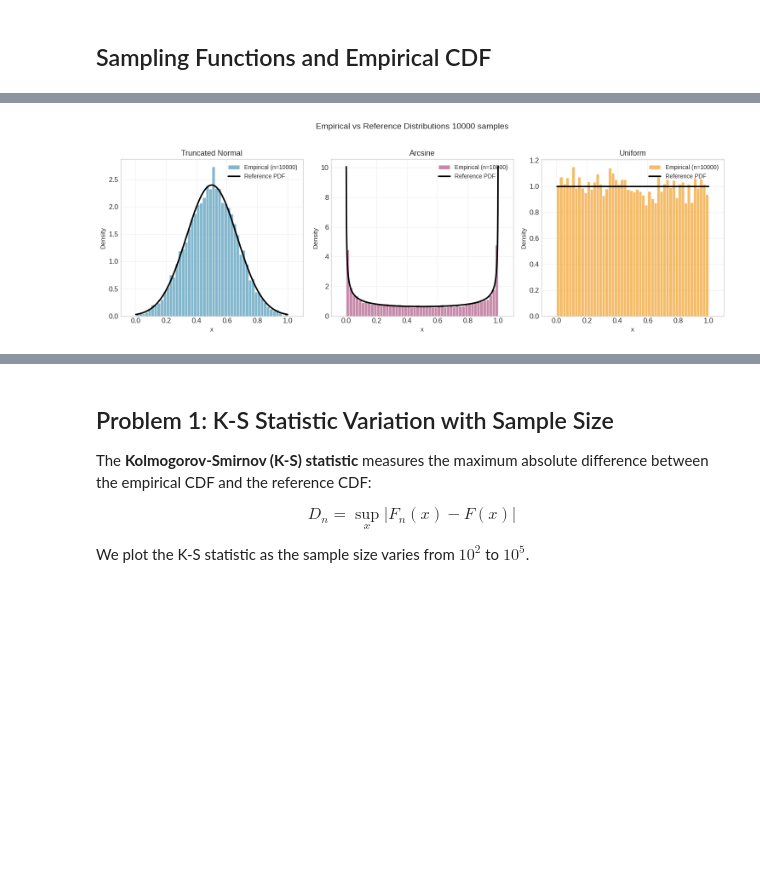
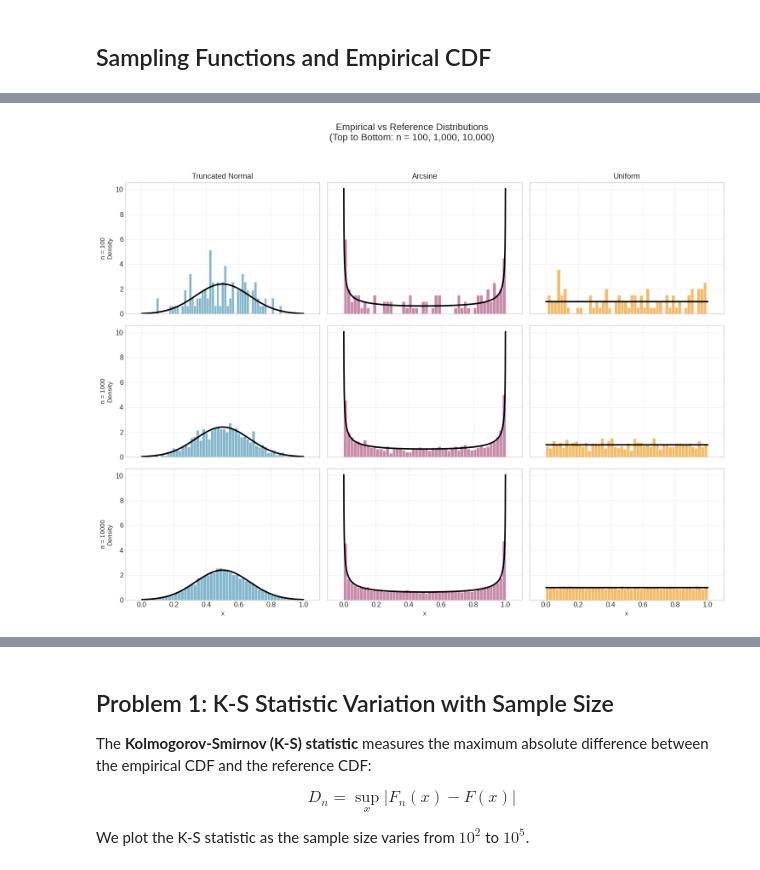
Before and after one commit to pesricha/random-variates, a Jupyter notebook: A1/HW1_DS298_Solution.ipynb, the cells around one changed output, grey strips where cells are left out. Drawn from its saved outputs; the diff is of its cells as text; code cells hidden in the pictures; blank space fills up the shorter version.

```diff
--- a/A1/HW1_DS298_Solution.ipynb
+++ b/A1/HW1_DS298_Solution.ipynb
@@ -80,6 +80,7 @@ for ax, (name, dist), color in zip(axes, distributions.items(), colors):
     ax.set_ylabel('Density')
     ax.set_xlim(-0.1, 1.1)
     ax.grid(True, alpha=0.3)
+    ax
 
 plt.tight_layout()
 plt.savefig('distribution_pdfs.png', dpi=150, bbox_inches='tight')
@@ -145,35 +146,65 @@ Uniform: [0.61209572 0.616934   0.94374808 0.6818203  0.3595079 ]...
 # %%
-# Plot empirical (histogram) vs reference (PDF) distributions
-n_samples_demo = 10000
-
-fig, axes = plt.subplots(1, 3, figsize=(15, 5))
+n_samples_demo_lis = [100, 1000, 10000]
 x = np.linspace(0.001, 0.999, 1000)
-
 colors = ['#2E86AB', '#A23B72', '#F18F01']
 
-for ax, (name, dist), color in zip(axes, distributions.items(), colors):
-    # Generate samples
-    samples = sample_distribution(name, n_samples_demo)
+fig, axes = plt.subplots(
+    nrows=3, ncols=3,
+    figsize=(15, 12),
+    sharex=True,
+    sharey=True
+)
 
-    # Plot histogram (empirical distribution)
-    ax.hist(samples, bins=50, density=True, alpha=0.6, color=color,
-            edgecolor='white', label=f'Empirical (n={n_samples_demo})')
+for row, n_samples_demo in enumerate(n_samples_demo_lis):
+    for col, ((name, dist), color) in enumerate(zip(distributions.items(), colors)):
 
-    # Plot reference PDF
-    ax.plot(x, dist.pdf(x), color='black', linewidth=2.5,
-            label='Reference PDF', linestyle='-')
+        ax = axes[row, col]
 
-    ax.set_title(f'{name}', fontsize=13)
+        # Generate samples
+        samples = sample_distribution(name, n_samples_demo)
+
+        # Empirical histogram
+        ax.hist(
+            samples,
+            bins=50,
+            density=True,
+            alpha=0.6,
+            color=color,
+            edgecolor='white'
+        )
+
+        # Reference PDF
+        ax.plot(
+            x,
+            dist.pdf(x),
+            color='black',
+            linewidth=2.5
+        )
+
+        # Titles only on top row
+        if row == 0:
+            ax.set_title(name, fontsize=13)
+
+        # Y-label only on first column
+        if col == 0:
+            ax.set_ylabel(f'n = {n_samples_demo}\nDensity', fontsize=11)
+
+        ax.set_xlim(-0.1, 1.1)
+        ax.grid(True, alpha=0.3)
+
+# Shared labels
+for ax in axes[-1, :]:
     ax.set_xlabel('x', fontsize=11)
-    ax.set_ylabel('Density', fontsize=11)
-    ax.set_xlim(-0.1, 1.1)
-    ax.legend(fontsize=10, loc='upper right')
-    ax.grid(True, alpha=0.3)
 
-plt.suptitle(f'Empirical vs Reference Distributions {n_samples_demo} samples', fontsize=14, y=1.02)
-plt.tight_layout()
-plt.savefig(f'empirical_vs_reference_{n_samples_demo}.png', dpi=150, bbox_inches='tight')
+fig.suptitle(
+    'Empirical vs Reference Distributions\n(Top to Bottom: n = 100, 1,000, 10,000)',
+    fontsize=16
+)
+
+plt.tight_layout(rect=[0, 0, 1, 0.95])
+plt.savefig('empirical_vs_reference_all.png', dpi=150, bbox_inches='tight')
 plt.show()
-print("Figure saved as 'empirical_vs_reference.png'")
+
+print("Figure saved as 'empirical_vs_reference_all.png'")
 # %% [output]
-[figure, old version]
+[figure, new version]
```
Also changed, not shown: parts of 16 cells of this notebook, 21 other files.
